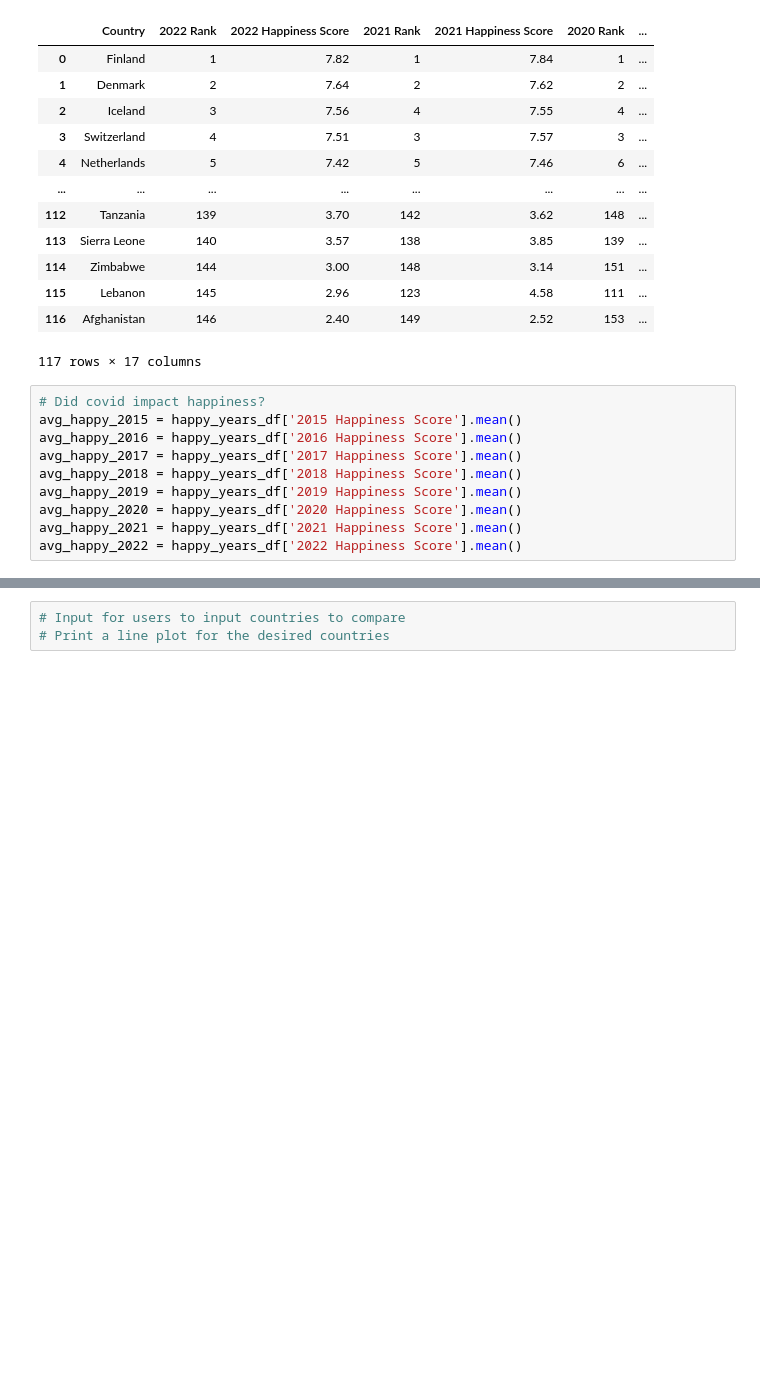
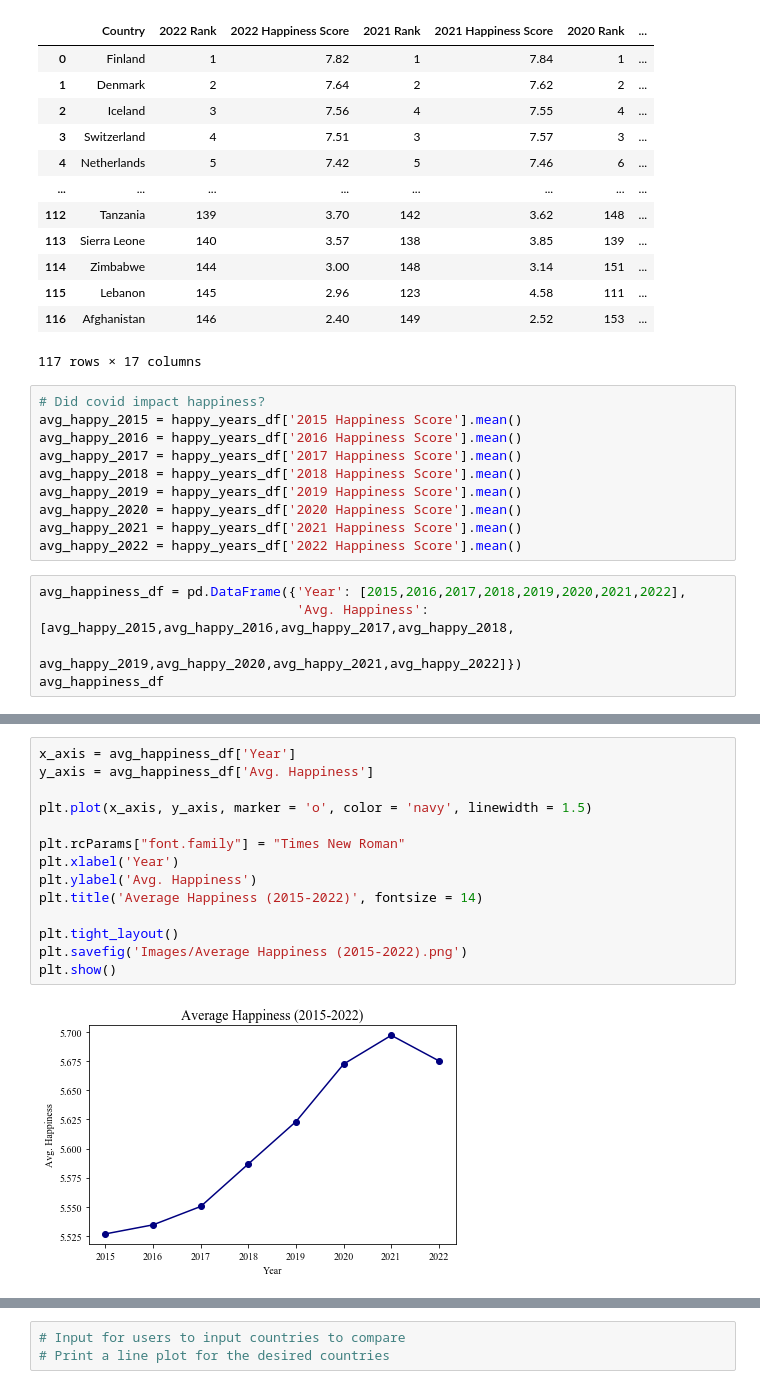
Before and after one commit to CBPher24/Exploring-World-Happiness, a Jupyter notebook: MainWork/Happiness Overtime.ipynb, the cells around one changed output, grey strips where cells are left out. Cells and saved outputs as stored; diff of their text form; blank space fills up the shorter version.

```diff
--- a/MainWork/Happiness Overtime.ipynb
+++ b/MainWork/Happiness Overtime.ipynb
@@ -35,3 +35,8 @@ avg_happy_2019 = happy_years_df['2019 Happiness Score'].mean()
 avg_happy_2020 = happy_years_df['2020 Happiness Score'].mean()
 avg_happy_2021 = happy_years_df['2021 Happiness Score'].mean()
 avg_happy_2022 = happy_years_df['2022 Happiness Score'].mean()
+# %%
+avg_happiness_df = pd.DataFrame({'Year': [2015,2016,2017,2018,2019,2020,2021,2022],
+                                 'Avg. Happiness': [avg_happy_2015,avg_happy_2016,avg_happy_2017,avg_happy_2018,
+                                                    avg_happy_2019,avg_happy_2020,avg_happy_2021,avg_happy_2022]})
+avg_happiness_df
@@ -38 +53,17 @@ avg_happy_2022 = happy_years_df['2022 Happiness Score'].mean()
+# %%
+x_axis = avg_happiness_df['Year']
+y_axis = avg_happiness_df['Avg. Happiness']
+
+plt.plot(x_axis, y_axis, marker = 'o', color = 'navy', linewidth = 1.5)
+
+plt.rcParams["font.family"] = "Times New Roman"
+plt.xlabel('Year')
+plt.ylabel('Avg. Happiness')
+plt.title('Average Happiness (2015-2022)', fontsize = 14)
+
+plt.tight_layout()
+plt.savefig('Images/Average Happiness (2015-2022).png')
+plt.show()
+# %% [output]
+[figure, added]
 # %%
```
Also changed, not shown: parts of 3 cells of this notebook, 11 other files.
